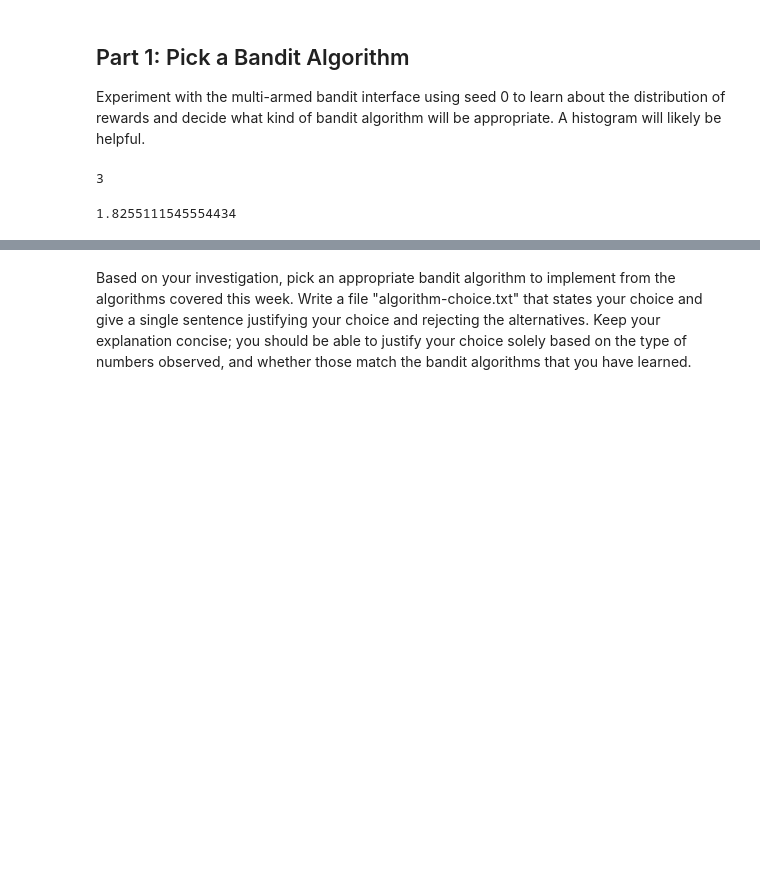
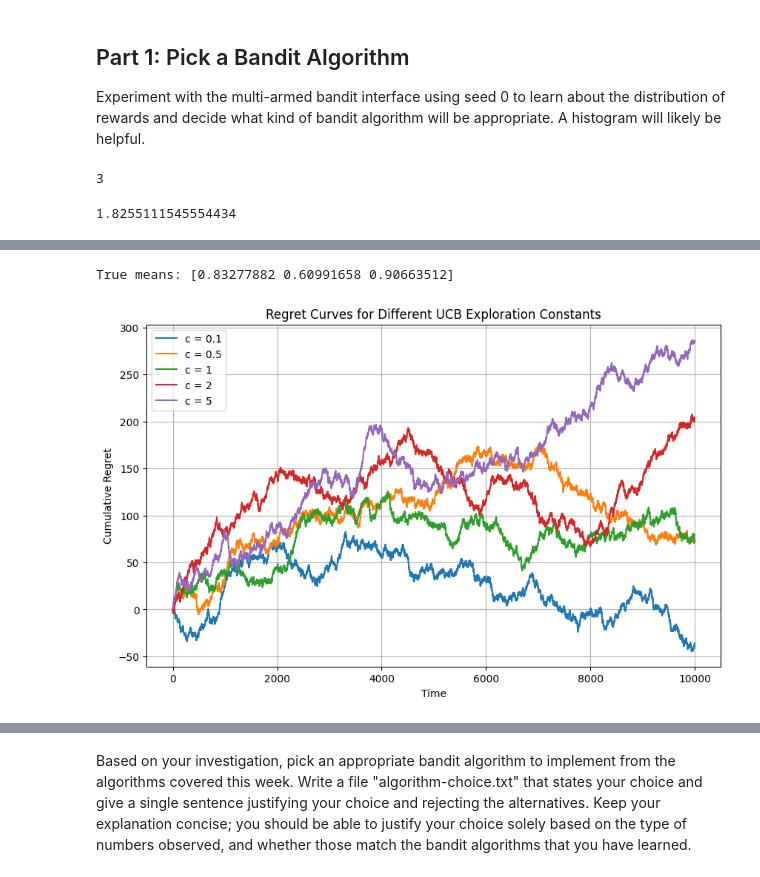
Before and after one commit to tbrantinghamBU/DX704, a Jupyter notebook: week3/project.ipynb, the cells around one changed output, grey strips where cells are left out. Saved outputs shown, nothing was run; the diff lists cells and outputs as text; code cells hidden in the pictures; blank space fills up the shorter version.

```diff
--- a/week3/project.ipynb
+++ b/week3/project.ipynb
@@ -345,0 +331,77 @@ Thompson Estimated Means: [0.493 1.188 0.605]
+# %%
+# -----------------------------------------
+# Compute true means for your BanditProblem
+# -----------------------------------------
+def get_true_means(problem):
+    # E[Uniform(0,1)] = 0.5
+    # E[Binomial(n,p)] = n*p
+    return 0.5 * (problem.ns * problem.ps)
+
+
+# -----------------------------------------
+# UCB Simulation for a given c
+# -----------------------------------------
+def run_ucb(problem, horizon, c, true_means):
+    num_arms = problem.get_num_arms()
+    counts = np.zeros(num_arms)
+    values = np.zeros(num_arms)
+
+    regrets = []
+    cumulative_regret = 0
+    best_mean = np.max(true_means)
+
+    for t in range(1, horizon + 1):
+
+        # Warm-up: pull each arm once
+        if t <= num_arms:
+            arm = t - 1
+        else:
+            bonus = np.sqrt((c * np.log(t)) / counts)
+            ucb_values = values + bonus
+            arm = np.argmax(ucb_values)
+
+        reward = problem.get_reward(arm)
+
+        # Update stats
+        counts[arm] += 1
+        values[arm] += (reward - values[arm]) / counts[arm]
+
+        # Regret tracking
+        instant_regret = best_mean - reward
+        cumulative_regret += instant_regret
+        regrets.append(cumulative_regret)
+
+    return regrets
+
+
+# -----------------------------------------
+# Compare multiple c values
+# -----------------------------------------
+def compare_cs(problem, horizon=2000, c_values=[0.1, 0.5, 1, 2, 5]):
+    true_means = get_true_means(problem)
+    print("True means:", true_means)
+
+    plt.figure(figsize=(10, 6))
+
+    for c in c_values:
+        regrets = run_ucb(problem, horizon, c, true_means)
+        plt.plot(regrets, label=f"c = {c}")
+
+    plt.title("Regret Curves for Different UCB Exploration Constants")
+    plt.xlabel("Time")
+    plt.ylabel("Cumulative Regret")
+    plt.legend()
+    plt.grid(True)
+    plt.show()
+
+
+# -----------------------------------------
+# Example usage
+# -----------------------------------------
+seed = 0
+problem = BanditProblem(seed=seed)
+
+compare_cs(problem, horizon=10000, c_values=[0.1, 0.5, 1, 2, 5])
+# %% [output]
+True means: [0.83277882 0.60991658 0.90663512]
+[figure, added]
```
Also changed, not shown: parts of 17 cells of this notebook, 5 other files.
